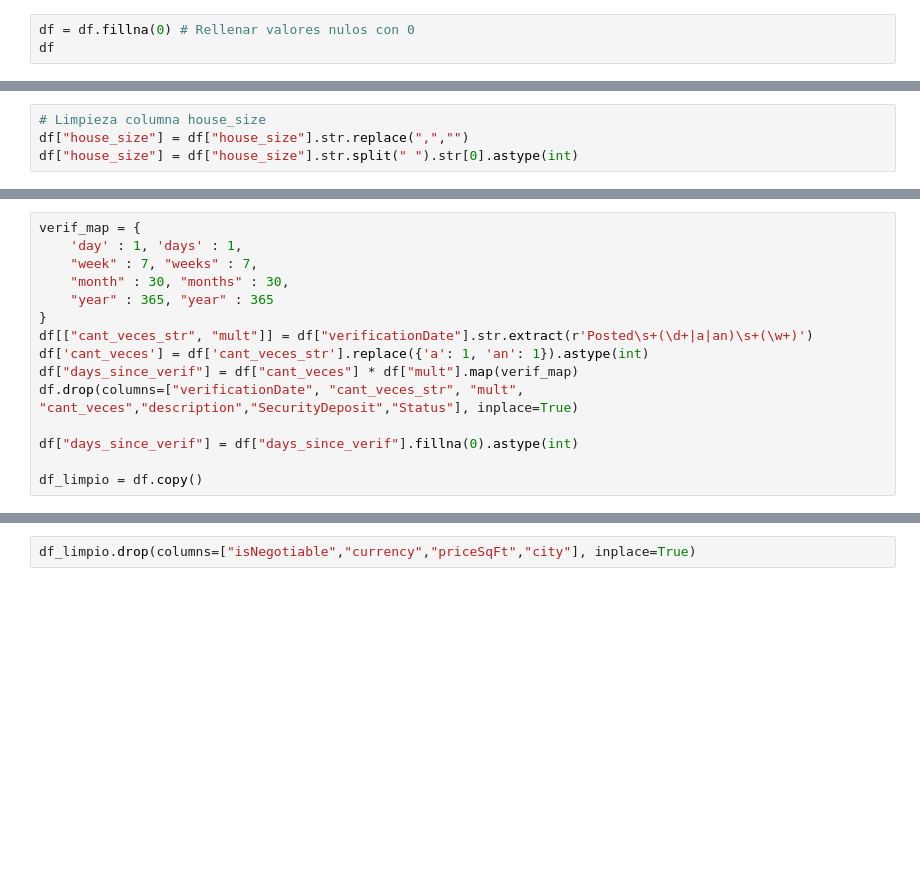
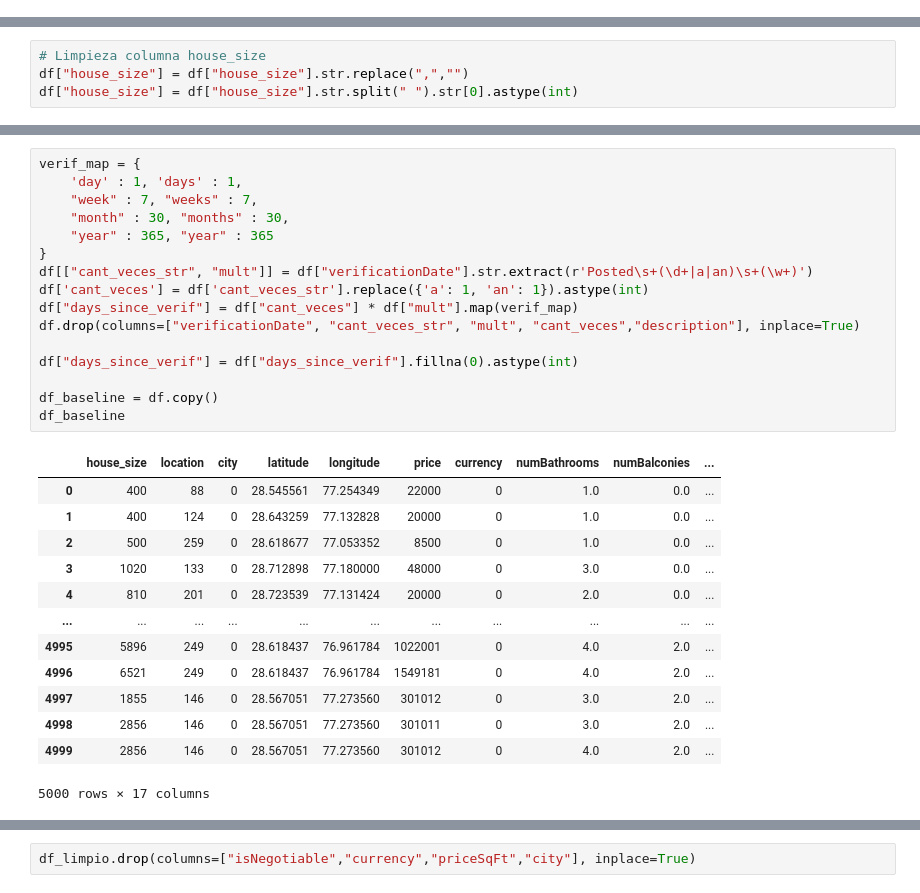
Before and after one commit to BaljeetTM/Tarea1_dataScience, a Jupyter notebook: Tarea2.ipynb, the cells around one changed output, grey strips where cells are left out. Cells and saved outputs as stored; diff of their text form; blank space fills up the shorter version.

```diff
--- a/Tarea2.ipynb
+++ b/Tarea2.ipynb
@@ -30,3 +34,0 @@ numpy.float64
-# %%
-df = df.fillna(0) # Rellenar valores nulos con 0
-df
@@ -77,16 +85,31 @@ df = df.fillna(0)
 # %%
 verif_map = {
     'day' : 1, 'days' : 1,
     "week" : 7, "weeks" : 7,
     "month" : 30, "months" : 30,
     "year" : 365, "year" : 365
 }
 df[["cant_veces_str", "mult"]] = df["verificationDate"].str.extract(r'Posted\s+(\d+|a|an)\s+(\w+)')
 df['cant_veces'] = df['cant_veces_str'].replace({'a': 1, 'an': 1}).astype(int)
 df["days_since_verif"] = df["cant_veces"] * df["mult"].map(verif_map)
-df.drop(columns=["verificationDate", "cant_veces_str", "mult", "cant_veces","description","SecurityDeposit","Status"], inplace=True)
+df.drop(columns=["verificationDate", "cant_veces_str", "mult", "cant_veces","description"], inplace=True)
 
 df["days_since_verif"] = df["days_since_verif"].fillna(0).astype(int)
 
-df_limpio = df.copy()
+df_baseline = df.copy()
+df_baseline
+# %% [output]
+|  | house_size | location | city | latitude | longitude | price | currency | numBathrooms | numBalconies | ... |
+| 0 | 400 | 88 | 0 | 28.545561 | 77.254349 | 22000 | 0 | 1.0 | 0.0 | ... |
+| 1 | 400 | 124 | 0 | 28.643259 | 77.132828 | 20000 | 0 | 1.0 | 0.0 | ... |
+| 2 | 500 | 259 | 0 | 28.618677 | 77.053352 | 8500 | 0 | 1.0 | 0.0 | ... |
+| 3 | 1020 | 133 | 0 | 28.712898 | 77.180000 | 48000 | 0 | 3.0 | 0.0 | ... |
+| 4 | 810 | 201 | 0 | 28.723539 | 77.131424 | 20000 | 0 | 2.0 | 0.0 | ... |
+| ... | ... | ... | ... | ... | ... | ... | ... | ... | ... | ... |
+| 4995 | 5896 | 249 | 0 | 28.618437 | 76.961784 | 1022001 | 0 | 4.0 | 2.0 | ... |
+| 4996 | 6521 | 249 | 0 | 28.618437 | 76.961784 | 1549181 | 0 | 4.0 | 2.0 | ... |
+| 4997 | 1855 | 146 | 0 | 28.567051 | 77.273560 | 301012 | 0 | 3.0 | 2.0 | ... |
+| 4998 | 2856 | 146 | 0 | 28.567051 | 77.273560 | 301011 | 0 | 3.0 | 2.0 | ... |
+| 4999 | 2856 | 146 | 0 | 28.567051 | 77.273560 | 301012 | 0 | 4.0 | 2.0 | ... |
+5000 rows × 17 columns
 # %%
```
Also changed, not shown: parts of 12 cells of this notebook.
